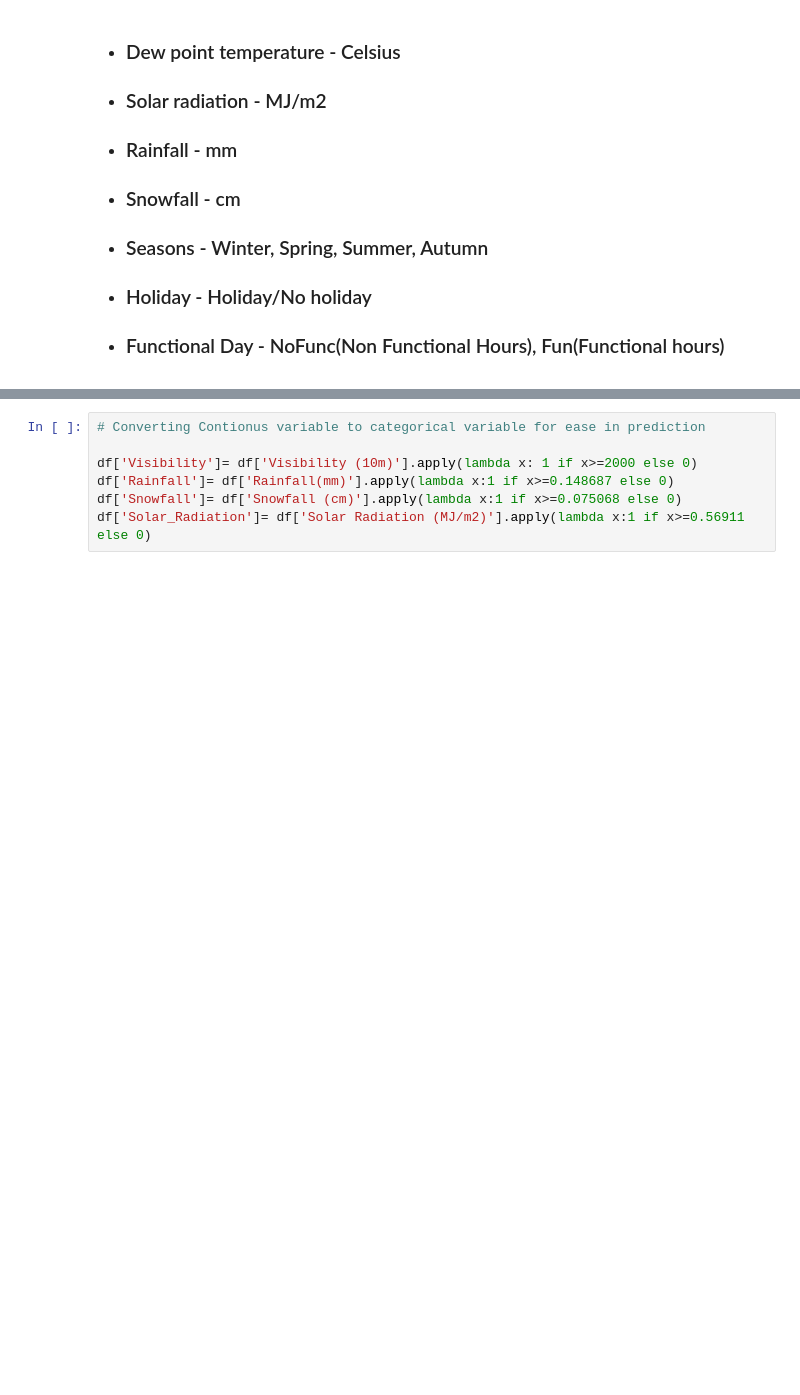
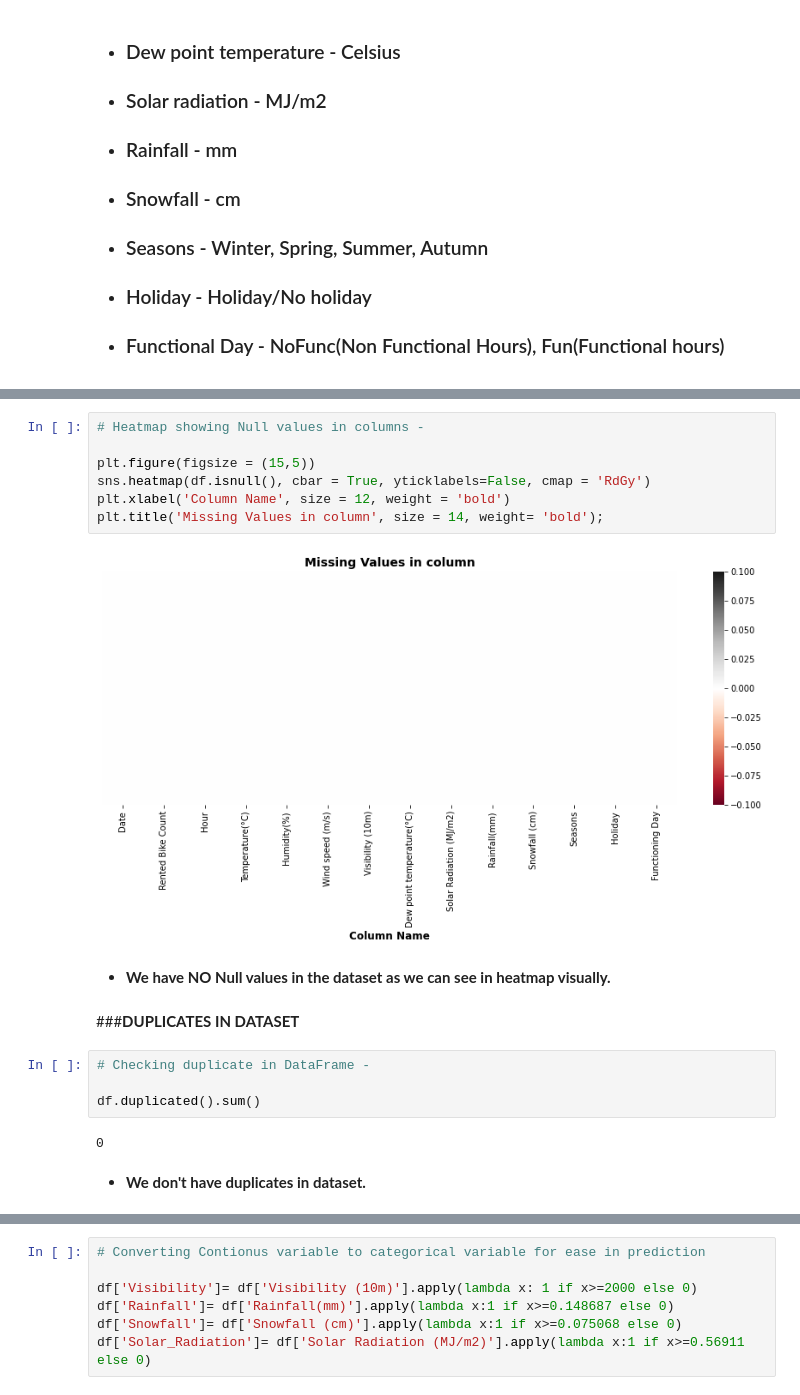
Before and after one commit to DSJibran/Seoul-Bike-Sharing-Demand-Prediction, a Jupyter notebook: Seoul_Bike_Sharing_Demand_Prediction.ipynb, the cells around one changed output, grey strips where cells are left out. Saved outputs shown, nothing was run; the diff lists cells and outputs as text; blank space fills up the shorter version.

```diff
--- a/Seoul_Bike_Sharing_Demand_Prediction.ipynb
+++ b/Seoul_Bike_Sharing_Demand_Prediction.ipynb
@@ -43,0 +157,21 @@ df.shape
+# %%
+# Heatmap showing Null values in columns -
+
+plt.figure(figsize = (15,5))
+sns.heatmap(df.isnull(), cbar = True, yticklabels=False, cmap = 'RdGy')
+plt.xlabel('Column Name', size = 12, weight = 'bold')
+plt.title('Missing Values in column', size = 14, weight= 'bold');
+# %% [output]
+[figure, added]
+# %% [markdown]
+* **We have NO Null values in the dataset as we can see in heatmap visually.**
+# %% [markdown]
+###**DUPLICATES IN DATASET**
+# %%
+# Checking duplicate in DataFrame -
+
+df.duplicated().sum()
+# %% [output]
+0
+# %% [markdown]
+* **We don't have duplicates in dataset.**
```
Also changed, not shown: parts of 142 cells of this notebook.
